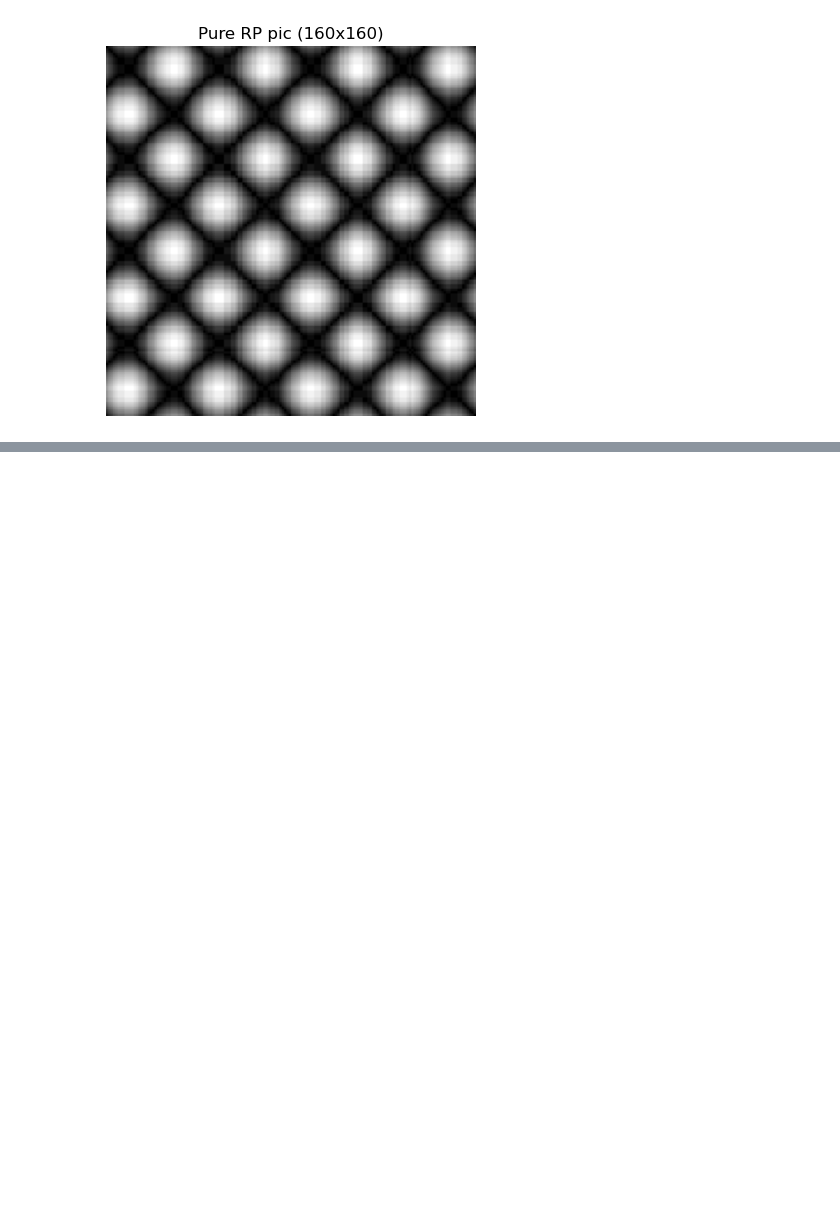
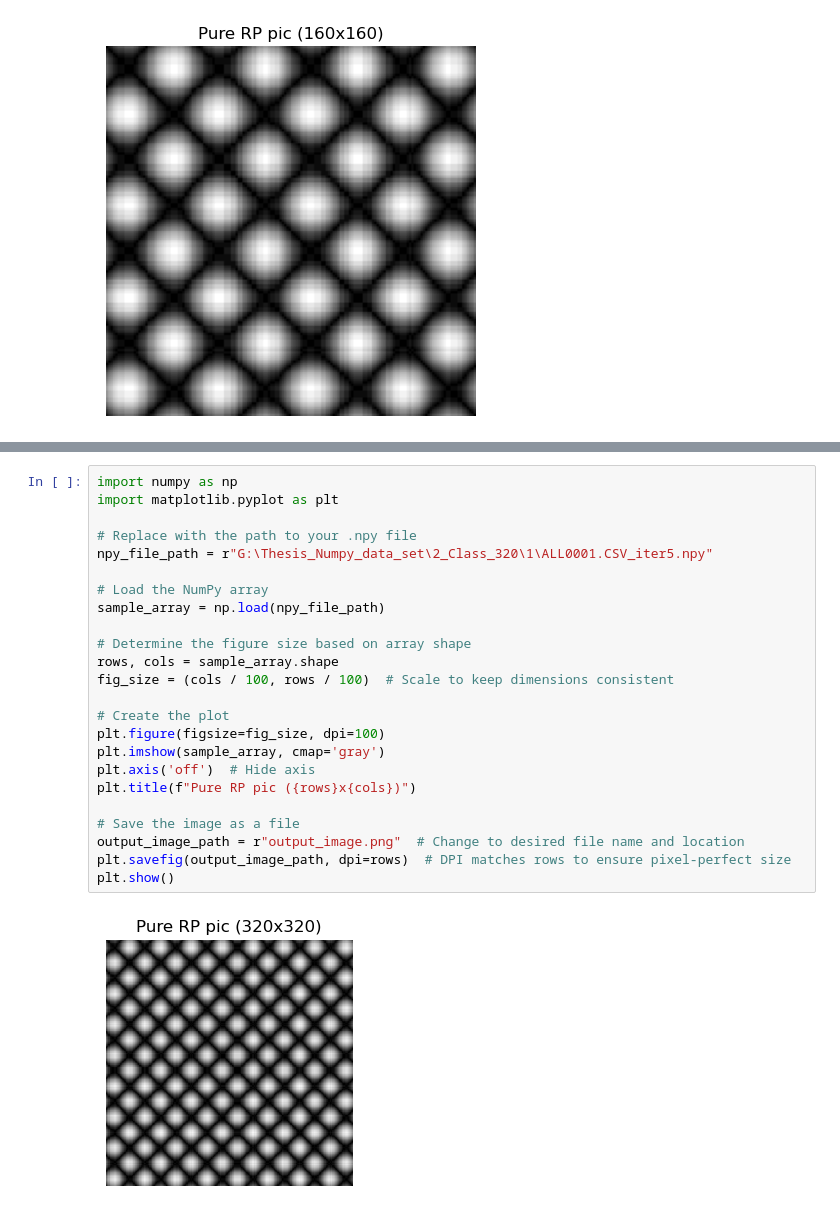
Before and after one commit to Ramineon/Ramin_Thesis, a Jupyter notebook: Create_pic_from_tensor.ipynb, the cells around one changed output, grey strips where cells are left out. Drawn from its saved outputs; the diff is of its cells as text; blank space fills up the shorter version.

```diff
--- a/Create_pic_from_tensor.ipynb
+++ b/Create_pic_from_tensor.ipynb
@@ -15,0 +29,26 @@ torch.Size([160, 160])
+# %%
+import numpy as np
+import matplotlib.pyplot as plt
+
+# Replace with the path to your .npy file
+npy_file_path = r"G:\Thesis_Numpy_data_set\2_Class_320\1\ALL0001.CSV_iter5.npy"
+
+# Load the NumPy array
+sample_array = np.load(npy_file_path)
+
+# Determine the figure size based on array shape
+rows, cols = sample_array.shape
+fig_size = (cols / 100, rows / 100)  # Scale to keep dimensions consistent
+
+# Create the plot
+plt.figure(figsize=fig_size, dpi=100)
+plt.imshow(sample_array, cmap='gray')
+plt.axis('off')  # Hide axis
+plt.title(f"Pure RP pic ({rows}x{cols})")
+
+# Save the image as a file
+output_image_path = r"output_image.png"  # Change to desired file name and location
+plt.savefig(output_image_path, dpi=rows)  # DPI matches rows to ensure pixel-perfect size
+plt.show()
+# %% [output]
+[figure, added]
```
Also changed, not shown: parts of 1 cell of this notebook, 3 other files.
